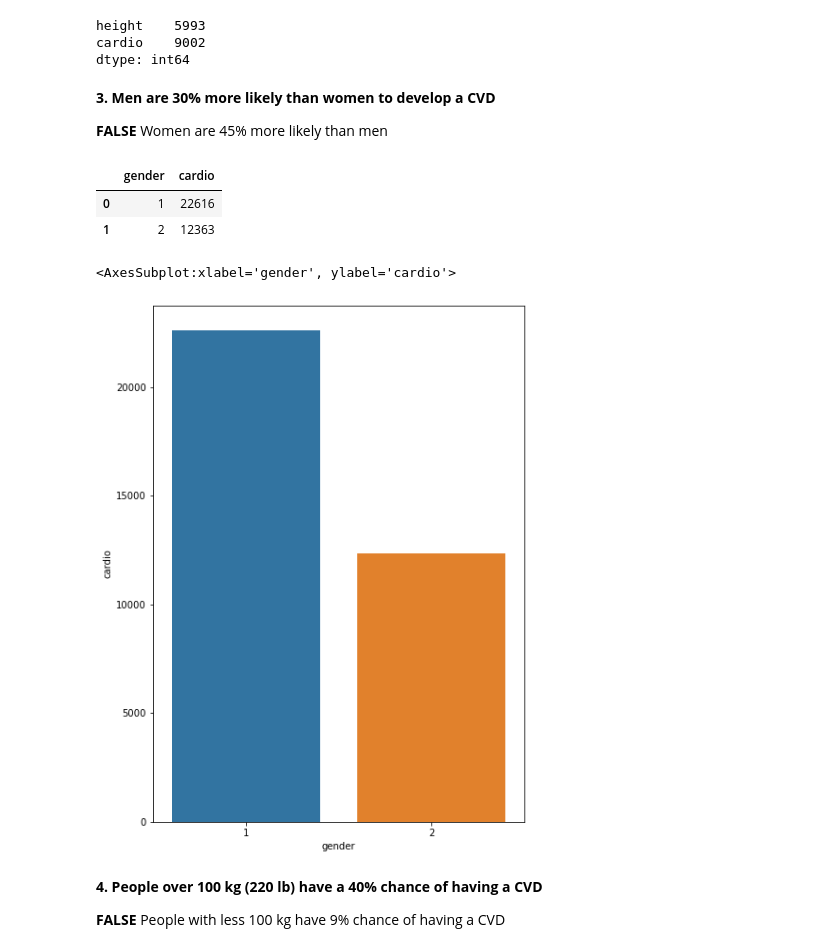
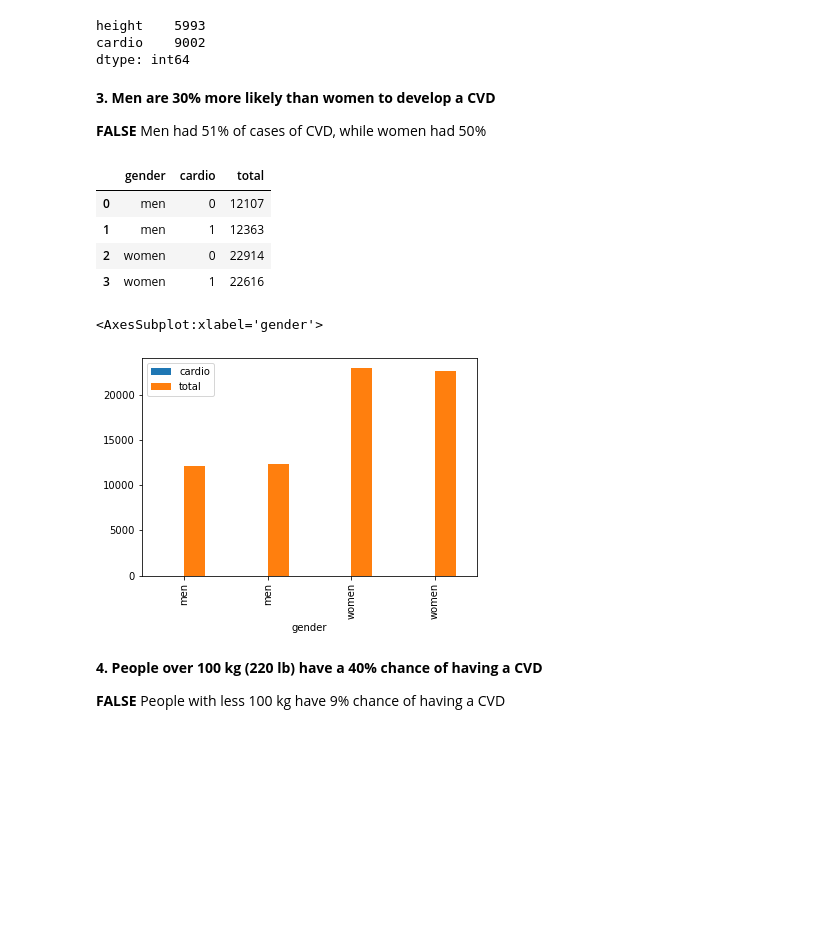
Before and after one commit to HenriqueCR1291/cardio_catch_diseases, a Jupyter notebook: m01_cardio_catch_diseases.ipynb, the cells around one changed output. Cells and saved outputs as stored; diff of their text form; code cells hidden in the pictures; blank space fills up the shorter version.

```diff
--- a/m01_cardio_catch_diseases.ipynb
+++ b/m01_cardio_catch_diseases.ipynb
@@ -356,21 +342,30 @@ dtype: int64
 # %% [markdown]
 **3. Men are 30% more likely than women to develop a CVD**
 
-**FALSE** Women are 45% more likely than men
+**FALSE** Men had 51% of cases of CVD, while women had 50%
+# %%
+#gender_map = {1: 'women', 2:'men'}
+#df32 = df3['gender'].apply(lambda x: 'women' if x == 1 else 'men', axis=1)
+df32 = df3.copy()
+df32['gender'] = df32['gender'].apply({1:'women', 2:'men'}.get)
 # %%
-aux1 = df3[['gender', 'cardio']].groupby('gender').sum().reset_index()
+aux1 = df32[['gender', 'cardio']].groupby(['gender','cardio']).size().reset_index().rename(columns={0:'total'})
 aux1
 # %% [output]
-|  | gender | cardio |
-| 0 | 1 | 22616 |
-| 1 | 2 | 12363 |
+|  | gender | cardio | total |
+| 0 | men | 0 | 12107 |
+| 1 | men | 1 | 12363 |
+| 2 | women | 0 | 22914 |
+| 3 | women | 1 | 22616 |
 # %%
-fig_dims = (7, 10)
-fig, ax = plt.subplots(figsize=fig_dims)
-sns.barplot(x='gender', y='cardio', ax=ax, data=aux1)
+#fig_dims = (7, 10)
+#fig, ax = plt.subplots(figsize=fig_dims)
+#sns.barplot(x=['gender','cardio'], y='total', ax=ax, data=aux1)
+
+aux1.set_index('gender').plot.bar()
 # %% [output]
-<AxesSubplot:xlabel='gender', ylabel='cardio'>
+<AxesSubplot:xlabel='gender'>
-[figure, old version]
+[figure, new version]
 # %% [markdown]
 **4. People over 100 kg (220 lb) have a 40% chance of having a CVD**
 
```
Also changed, not shown: parts of 6 cells of this notebook.
